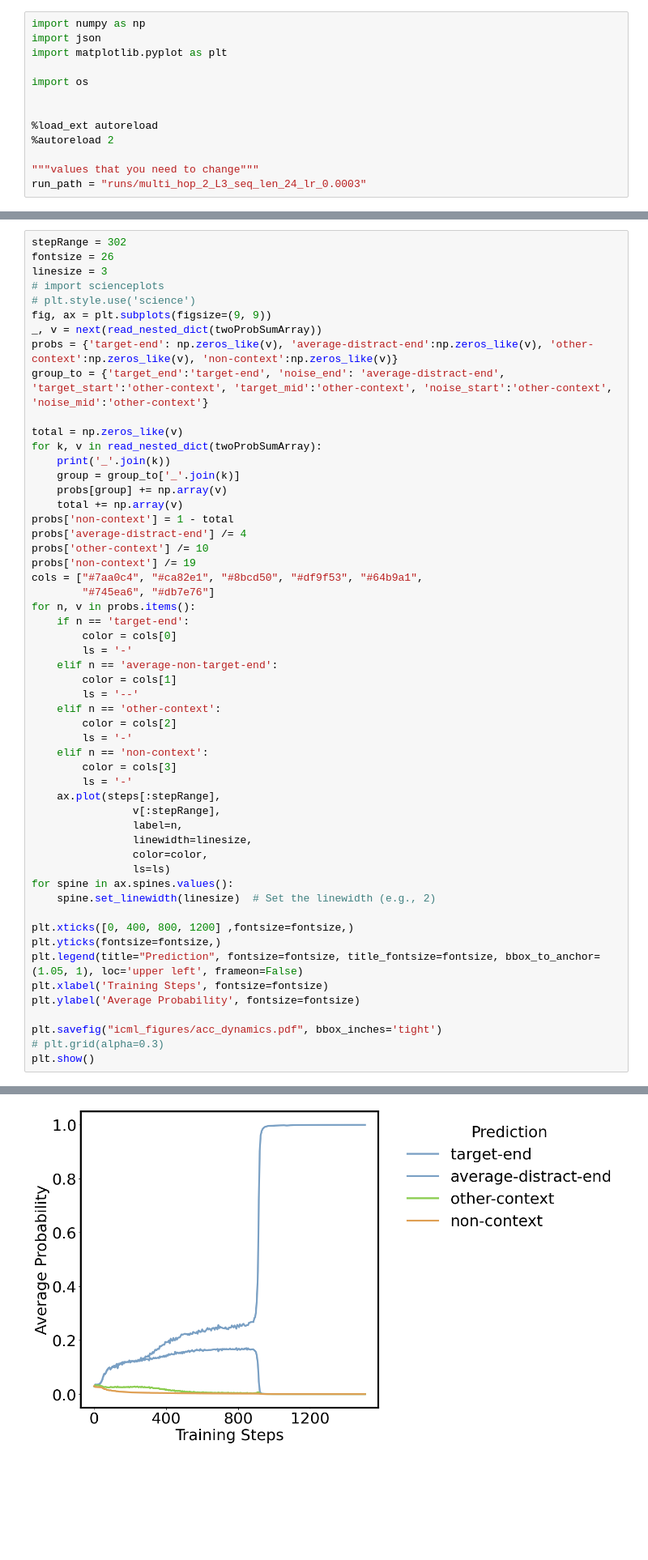
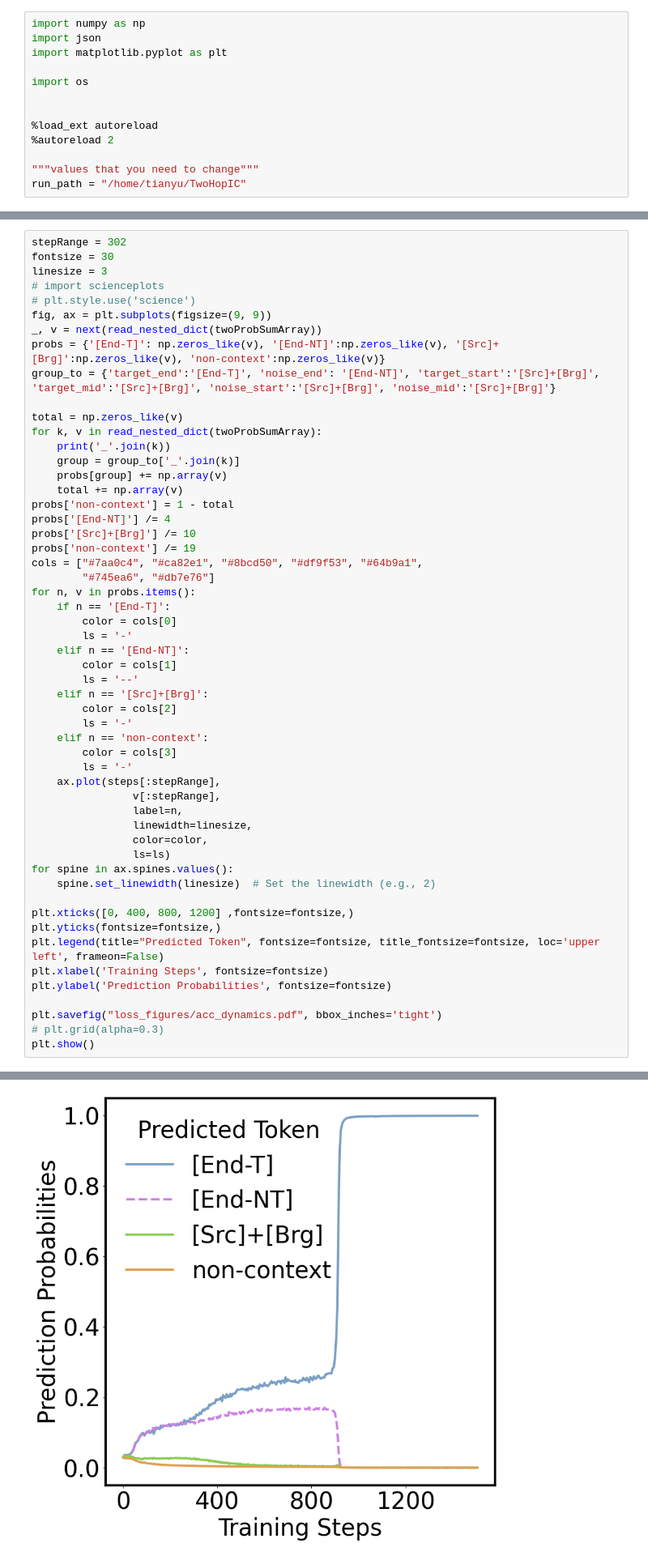
Before and after one commit to GuoTianYu2000/twohopIC, a Jupyter notebook: src/plot/3-layer-tf-plot-2.ipynb, the cells around one changed output, grey strips where cells are left out. Shown: that part at 81% size. Cells and saved outputs as stored; diff of their text form; blank space fills up the shorter version.

Commit message:
update figures

```diff
--- a/src/plot/3-layer-tf-plot-2.ipynb
+++ b/src/plot/3-layer-tf-plot-2.ipynb
@@ -10,7 +10,7 @@ import os
 %autoreload 2
 
 """values that you need to change"""
-run_path = "runs/multi_hop_2_L3_seq_len_24_lr_0.0003"
+run_path = "/home/tianyu/TwoHopIC"
 # %% [output]
 The autoreload extension is already loaded. To reload it, use:
   %reload_ext autoreload
@@ -87,14 +87,14 @@ def read_nested_dict(d):
             yield [k], v
 # %%
 stepRange = 302
-fontsize = 26
+fontsize = 30
 linesize = 3
 # import scienceplots
 # plt.style.use('science')
 fig, ax = plt.subplots(figsize=(9, 9))
 _, v = next(read_nested_dict(twoProbSumArray))
-probs = {'target-end': np.zeros_like(v), 'average-distract-end':np.zeros_like(v), 'other-context':np.zeros_like(v), 'non-context':np.zeros_like(v)}
-group_to = {'target_end':'target-end', 'noise_end': 'average-distract-end', 'target_start':'other-context', 'target_mid':'other-context', 'noise_start':'other-context', 'noise_mid':'other-context'}
+probs = {'[End-T]': np.zeros_like(v), '[End-NT]':np.zeros_like(v), '[Src]+[Brg]':np.zeros_like(v), 'non-context':np.zeros_like(v)}
+group_to = {'target_end':'[End-T]', 'noise_end': '[End-NT]', 'target_start':'[Src]+[Brg]', 'target_mid':'[Src]+[Brg]', 'noise_start':'[Src]+[Brg]', 'noise_mid':'[Src]+[Brg]'}
 
 total = np.zeros_like(v)
 for k, v in read_nested_dict(twoProbSumArray):
@@ -103,49 +103,49 @@ for k, v in read_nested_dict(twoProbSumArray):
     probs[group] += np.array(v)
     total += np.array(v)
 probs['non-context'] = 1 - total
-probs['average-distract-end'] /= 4
-probs['other-context'] /= 10
+probs['[End-NT]'] /= 4
+probs['[Src]+[Brg]'] /= 10
 probs['non-context'] /= 19
 cols = ["#7aa0c4", "#ca82e1", "#8bcd50", "#df9f53", "#64b9a1",
         "#745ea6", "#db7e76"]
 for n, v in probs.items():
-    if n == 'target-end':
+    if n == '[End-T]':
         color = cols[0]
         ls = '-'
-    elif n == 'average-non-target-end':
+    elif n == '[End-NT]':
         color = cols[1]
         ls = '--'
-    elif n == 'other-context':
+    elif n == '[Src]+[Brg]':
         color = cols[2]
         ls = '-'
     elif n == 'non-context':
         color = cols[3]
         ls = '-'
     ax.plot(steps[:stepRange],
                 v[:stepRange],
                 label=n,
                 linewidth=linesize,
                 color=color,
                 ls=ls)
 for spine in ax.spines.values():
     spine.set_linewidth(linesize)  # Set the linewidth (e.g., 2)
 
 plt.xticks([0, 400, 800, 1200] ,fontsize=fontsize,)
 plt.yticks(fontsize=fontsize,)
-plt.legend(title="Prediction", fontsize=fontsize, title_fontsize=fontsize, bbox_to_anchor=(1.05, 1), loc='upper left', frameon=False)
+plt.legend(title="Predicted Token", fontsize=fontsize, title_fontsize=fontsize, loc='upper left', frameon=False)
 plt.xlabel('Training Steps', fontsize=fontsize)
-plt.ylabel('Average Probability', fontsize=fontsize)
+plt.ylabel('Prediction Probabilities', fontsize=fontsize)
 
-plt.savefig("icml_figures/acc_dynamics.pdf", bbox_inches='tight')
+plt.savefig("loss_figures/acc_dynamics.pdf", bbox_inches='tight')
 # plt.grid(alpha=0.3)
 plt.show()
 # %% [output]
 target_start
 target_mid
 target_end
 noise_start
 noise_mid
 noise_end
-[figure, old version]
+[figure, new version]
 # %%
 stepRange = 302
```
Also changed, not shown: parts of 1 cell of this notebook, 28 other files.
